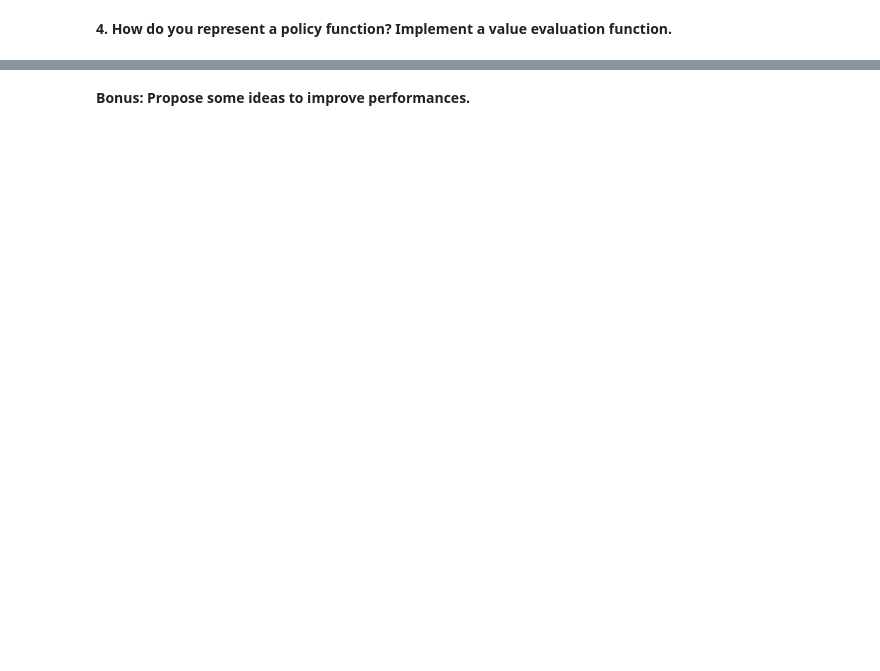
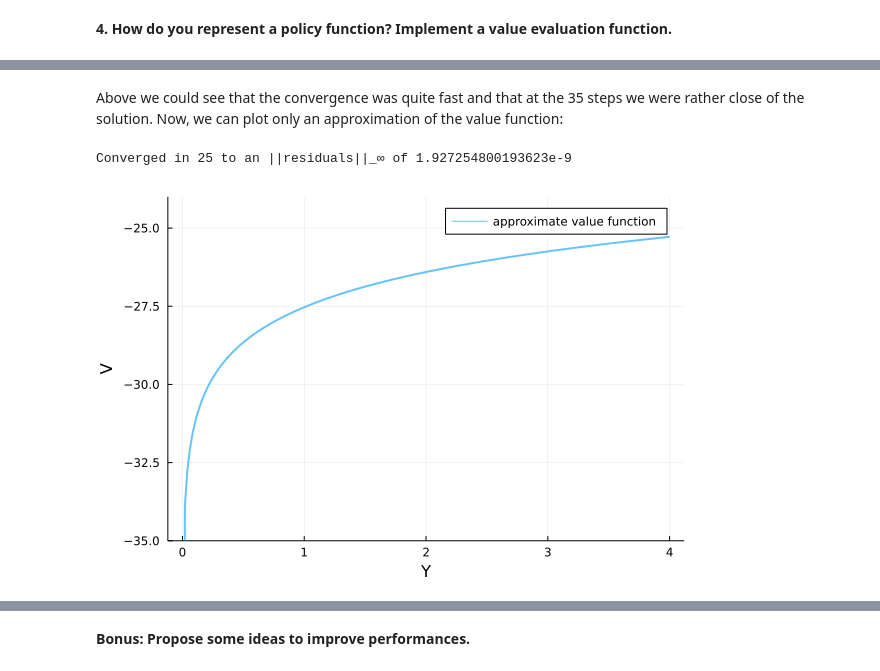
Before and after one commit to gabriellequeran/mie37, a Jupyter notebook: notebooks/homework_2.ipynb, the cells around one changed output, grey strips where cells are left out. Saved outputs shown, nothing was run; the diff lists cells and outputs as text; code cells hidden in the pictures; blank space fills up the shorter version.

```diff
--- a/notebooks/homework_2.ipynb
+++ b/notebooks/homework_2.ipynb
@@ -291,0 +352,21 @@ __Solve the model using Value Function Iteration. Plot the solution.__
+# %% [markdown]
+Above we could see that the convergence was quite fast and that at the 35 steps we were rather close of the solution. Now, we can plot only an approximation of the value function:
+# %%
+function solve_optgrowth(initial_w; p, iterations = 500, m = 3, show_trace = false)
+    results = fixedpoint(w -> T(w;p).w, initial_w; iterations, m, show_trace) # Anderson iteration
+    v_star = results.zero
+    σ = T(results.zero;p).σ
+    return (;v_star, σ, results)
+end
+
+initial_w = 5 * log.(p.y)
+sol = solve_optgrowth(initial_w;p)
+v_star_approx = sol.v_star
+println("Converged in $(sol.results.iterations) to an ||residuals||_∞ of $(sol.results.residual_norm)")
+
+plt = plot(ylim = (-35, -24))
+plot!(plt, p.y, v_star_approx, linewidth = 2, alpha = 0.6,
+      label = "approximate value function", ylabel = "V", xlabel = "Y")
+# %% [output]
+Converged in 25 to an ||residuals||_∞ of 1.927254800193623e-9
+[figure, added]
```
Also changed, not shown: parts of 18 cells of this notebook.
